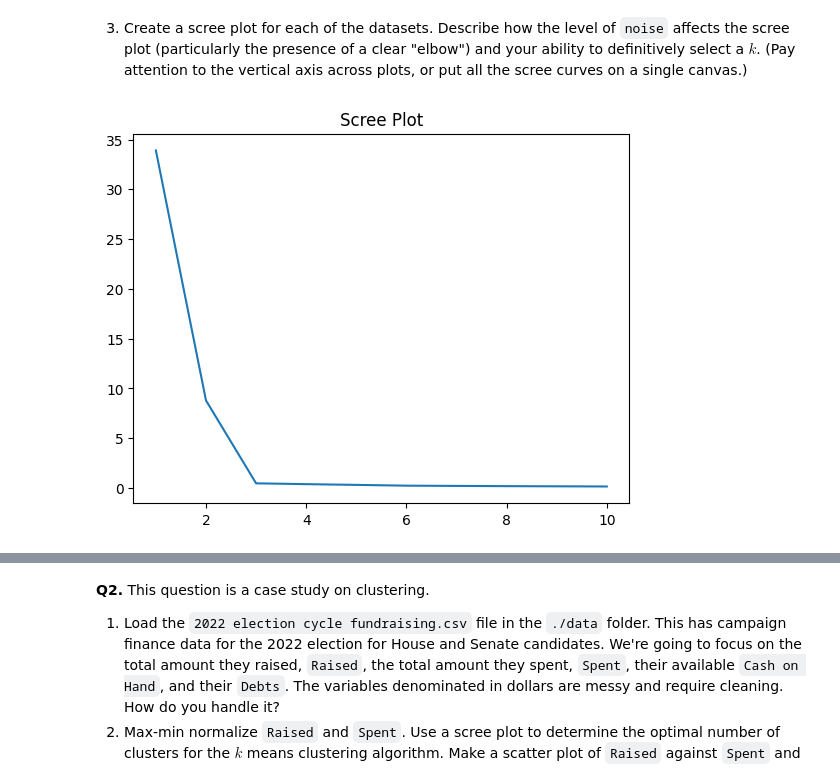
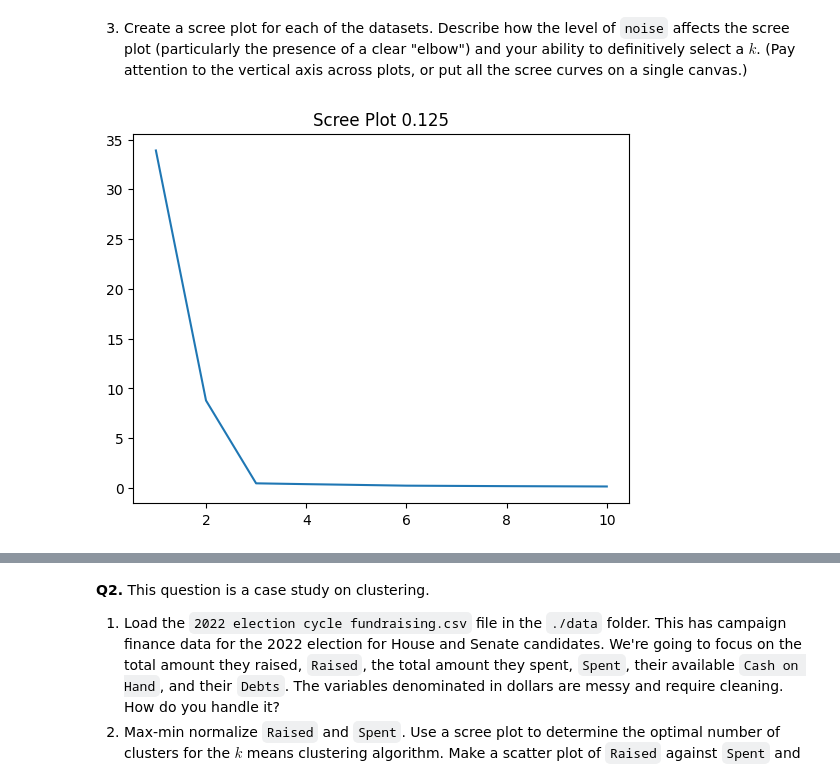
Before and after one commit to Nithil-Suresh/clustering, a Jupyter notebook: assignment/assignment_clustering.ipynb, the cells around one changed output, grey strips where cells are left out. Drawn from its saved outputs; the diff is of its cells as text; code cells hidden in the pictures.

```diff
--- a/assignment/assignment_clustering.ipynb
+++ b/assignment/assignment_clustering.ipynb
@@ -105,22 +105,22 @@ As the noise increases, the visual distance of the clusters decreases.
 # %%
 from sklearn.cluster import KMeans # Import kmc
 import seaborn as sns
 
 def maxmin(x): # Max-min scaler function
     x = (x-min(x))/(max(x)-min(x))
     return x
 
 X = df0_125.loc[ : , ['x1','x2'] ] # Select data to cluster
 X = X.apply(maxmin)
 
 # Create a scree plot:
 k_bar = 10
 SSE = [] # We'll store the training error here
 for k in range(k_bar): # For indices from 0 to k_bar-1
     model = KMeans(n_clusters=k+1, max_iter=300, n_init = 10, random_state=0) # Create a model for k
     model = model.fit(X) # Fit the model
     SSE.append(model.inertia_) # Record the sum of squared error for k in the SSE vector
 
-scree_plot = sns.lineplot(x=np.arange(1,k_bar+1), y=SSE).set_title('Scree Plot') # Create scree plot
+scree_plot = sns.lineplot(x=np.arange(1,k_bar+1), y=SSE).set_title('Scree Plot 0.125') # Create scree plot
 # %% [output]
-[figure, old version]
+[figure, new version]
```
Also changed, not shown: parts of 5 cells of this notebook.
